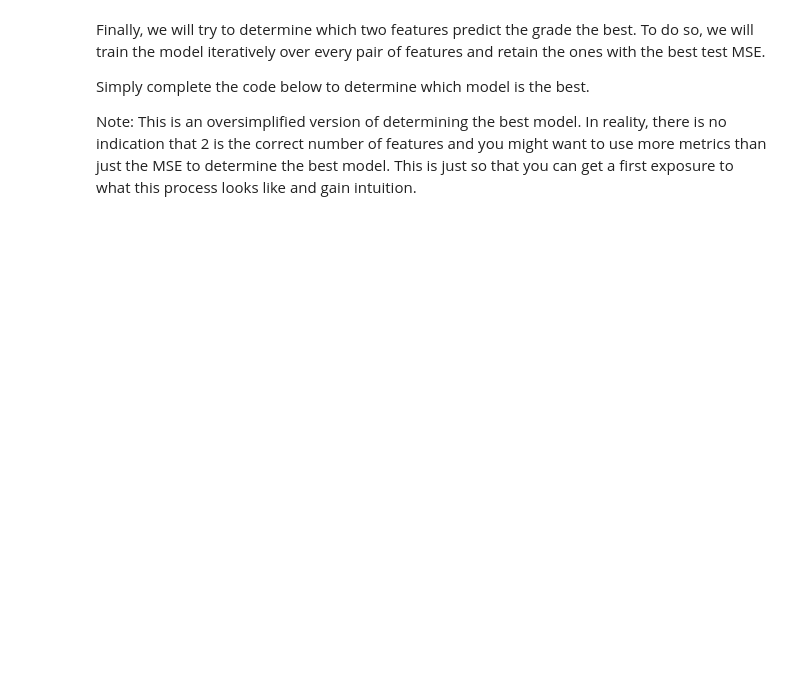
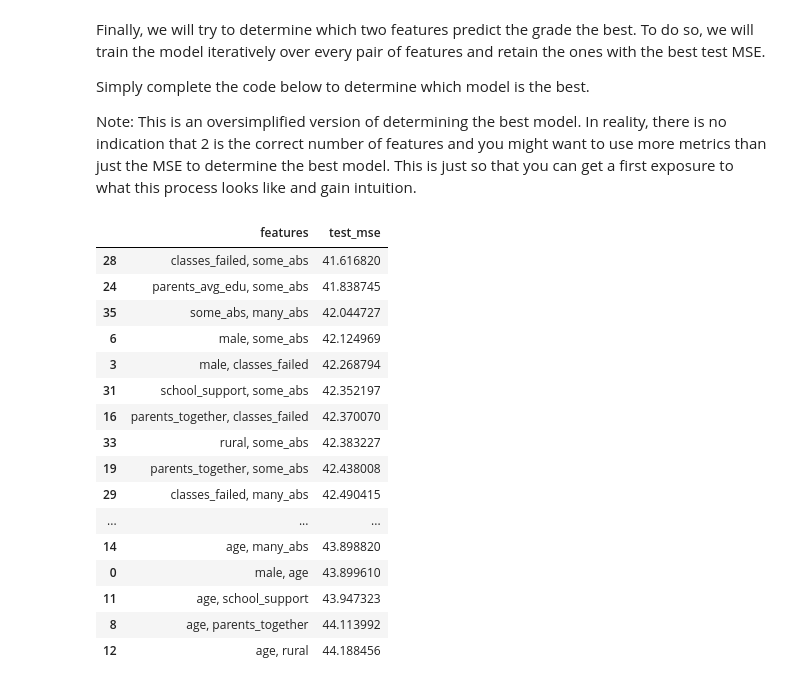
Before and after one commit to rjcampo/Machine-Learning, a Jupyter notebook: Lab 1/lab02_intro_ps1/lab02_intro_ps1/ML_lab1_exercise.ipynb, the cells around one changed output. Saved outputs shown, nothing was run; the diff lists cells and outputs as text; code cells hidden in the pictures; blank space fills up the shorter version.

```diff
--- a/Lab 1/lab02_intro_ps1/lab02_intro_ps1/ML_lab1_exercise.ipynb
+++ b/Lab 1/lab02_intro_ps1/lab02_intro_ps1/ML_lab1_exercise.ipynb
@@ -190,32 +262,51 @@ for i, feature_1 in enumerate(features):
 y = students['ln_grade']
 
 # Iterate over the number of features
 for feature_pair in feature_pairs:
     # Select features
     X_temp = students[feature_pair]
 
     # Split the dat set
     X_train, X_test, y_train, y_test = train_test_split(
         X_temp,
         y,
         test_size=0.2,
         random_state=12
     )
 
     # Create the linear model
-    LR = ...
+    LR = LinearRegression(fit_intercept=True)
 
     # Fit the linear model
-    ...
+    LR.fit(X_train, y_train)
+
 
     # Compute the MSEs
     obs = pd.DataFrame({
         'features': [', '.join(feature_pair)],
         'test_mse': [mean_squared_error(y_test, LR.predict(X_test))]
     })
 
     test_mse = pd.concat([test_mse, obs], axis=0, ignore_index=True)
 
 # Sort by MSEs
 test_mse.sort_values(by='test_mse', axis=0, ascending=True, inplace=True)
 test_mse
+# %% [output]
+|  | features | test_mse |
+| 28 | classes_failed, some_abs | 41.616820 |
+| 24 | parents_avg_edu, some_abs | 41.838745 |
+| 35 | some_abs, many_abs | 42.044727 |
+| 6 | male, some_abs | 42.124969 |
+| 3 | male, classes_failed | 42.268794 |
+| 31 | school_support, some_abs | 42.352197 |
+| 16 | parents_together, classes_failed | 42.370070 |
+| 33 | rural, some_abs | 42.383227 |
+| 19 | parents_together, some_abs | 42.438008 |
+| 29 | classes_failed, many_abs | 42.490415 |
+| ... | ... | ... |
+| 14 | age, many_abs | 43.898820 |
+| 0 | male, age | 43.899610 |
+| 11 | age, school_support | 43.947323 |
+| 8 | age, parents_together | 44.113992 |
+| 12 | age, rural | 44.188456 |
```
Also changed, not shown: parts of 8 cells of this notebook, 3 other files.
